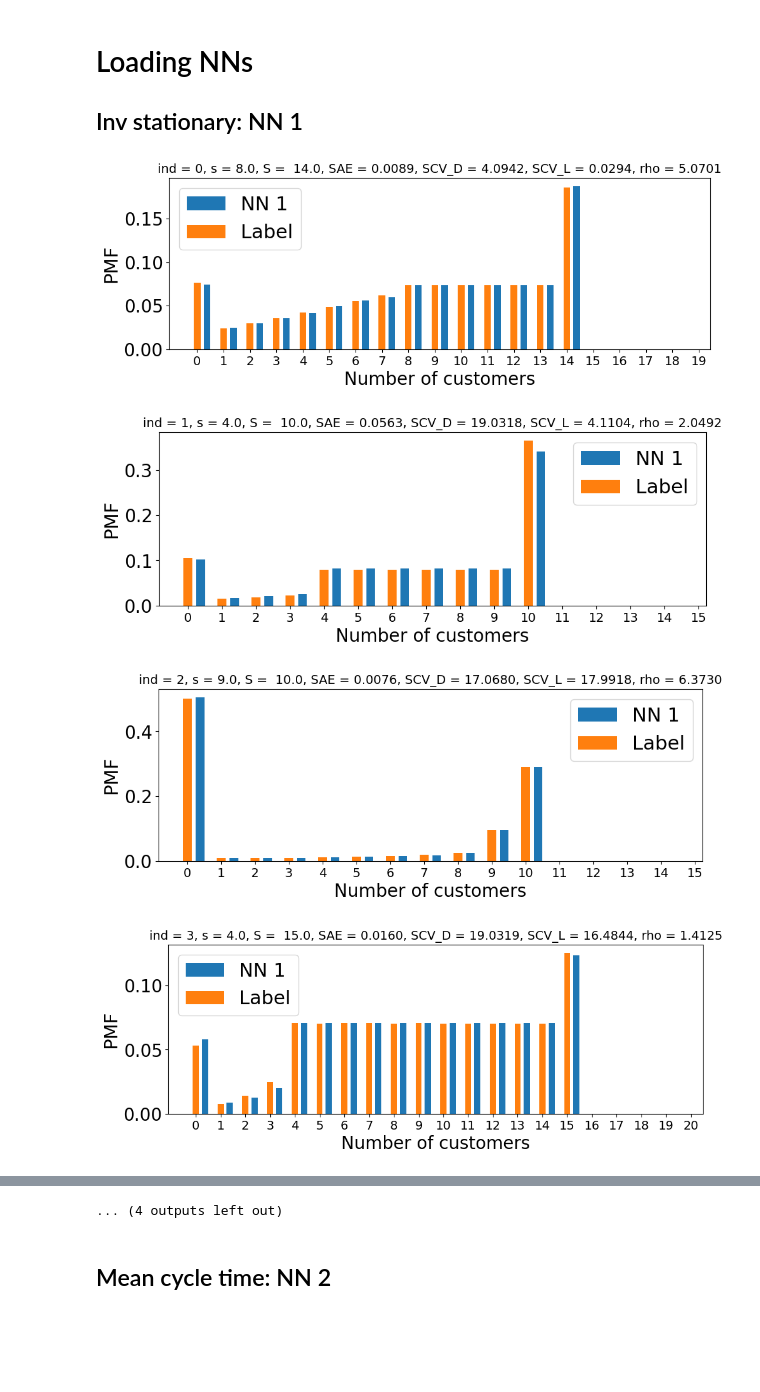
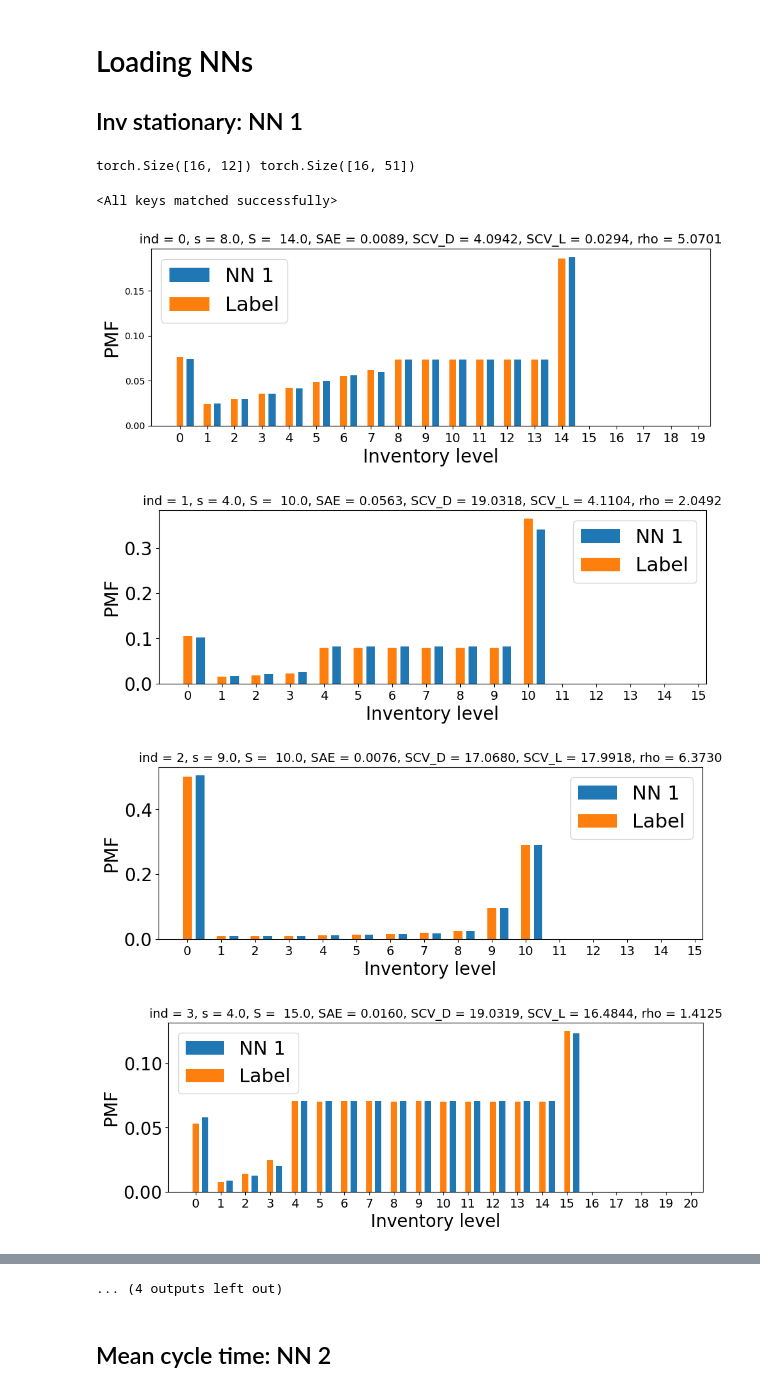
Before and after one commit to eliransher/inventory_AI, a Jupyter notebook: Inventory_github/code/main.ipynb, the cells around one changed output, grey strips where cells are left out. Saved outputs shown, nothing was run; the diff lists cells and outputs as text; code cells hidden in the pictures; blank space fills up the shorter version.

```diff
--- a/Inventory_github/code/main.ipynb
+++ b/Inventory_github/code/main.ipynb
@@ -30,7 +30,7 @@ import math
 from torch.utils.data import Dataset, DataLoader
 import sys
 
-
+model_path =  r'..\models'
 device = torch.device('cuda' if torch.cuda.is_available() else 'cpu')
 device
 # %% [output]
@@ -39,6 +39,30 @@ device(type='cuda')
 # Loading NNs
 
 ## Inv stationary: NN 1
+# %%
+class my_Dataset(Dataset):
+    # Characterizes a dataset for PyTorch
+    def __init__(self, data_paths,  num_arrival_moms=5, num_ser_moms = 5):
+        self.data_paths = data_paths
+        self.num_arrival_moms = num_arrival_moms
+        self.num_ser_moms = num_ser_moms
+
+    def __len__(self):
+        return len(self.data_paths)
+
+    def __getitem__(self, index):
+        x, y = pkl.load(open(self.data_paths[index] , 'rb'))
+
+
+        x1 = x[:, :self.num_arrival_moms]
+        x2 = x[:,10: 10+self.num_ser_moms]
+        x3 = x[:,20:]
+        x = np.concatenate((x1,x2,x3), axis = 1)
+
+        inputs = torch.from_numpy(x)
+        y = torch.from_numpy(y[:,:])
+
+        return inputs, y
 # %%
 num_arrival_moms, num_ser_moms = 5, 5
 import torch
@@ -67,7 +91,7 @@ class Net_inv(nn.Module):
         return x
 
 
-path_valid_batch_inv = r'.\data\inventory_data'
+path_valid_batch_inv = r'..\data\Inventory_data'
 files = os.listdir(path_valid_batch_inv)
 data_paths_valid_inv = [os.path.join(path_valid_batch_inv, name) for name in files]
 
@@ -90,6 +114,9 @@ output_size_inv = labels_inv.shape[1]
 net_inv = Net_inv(input_size_inv, output_size_inv).to(device)
 model_inv = 'lead_time_no_neg_5_layer_6_S_175_layer_6.pkl'
 net_inv.load_state_dict(torch.load(os.path.join(model_path, model_inv)))
+# %% [output]
+torch.Size([16, 12]) torch.Size([16, 51])
+<All keys matched successfully>
 # %%
 inp = features_inv.to(device)
 
@@ -119,35 +146,35 @@ means = means.unsqueeze(1)             # shape (16,1) for broadcasting
 
 x_new = only_bet_vals.clone()
 x_new[mask] = means.expand_as(only_bet_vals)[mask]
 x_new[~mask] = predictions[~mask]
 
 with torch.no_grad():
     for ind in range(x_new.shape[0]):
         output1 = x_new
         y_valid = labels_inv
         SAE = torch.abs(output1[ind].to('cpu') - y_valid[ind]).sum().cpu()
         Demand_scv = (torch.exp(features_inv[:,1])-1).cpu()
         Leadtime_SCV =  ((torch.exp(features_inv[:,1+num_arrival_moms]) - torch.exp(features_inv[:,num_arrival_moms])**2)/torch.exp(features_inv[:,num_arrival_moms])**2).cpu()
         rhos = torch.exp(features_inv[:,num_arrival_moms]).cpu()
 
         fig, (ax1) = plt.subplots(1, 1, figsize=(11, 3.5))
         width = 0.25
         max_probs = int(features_inv[ind, -1].item())
         rects1 = ax1.bar(1.5*width+np.arange(min(35,max_probs+5)), output1[ind,:min(35,max_probs+5)].cpu(), width, label='NN 1')
         rects2 = ax1.bar(np.arange(min(35,max_probs+5)) , y_valid[ind,:min(35,max_probs+5)].cpu(), width, label='Label')
         plt.rcParams['font.size'] = '20'
 
         # # Add some text for labels, title and custom x-axis tick labels, etc.
         ax1.set_ylabel('PMF', fontsize=21)
-        ax1.set_xlabel('Number of customers', fontsize=20)
+        ax1.set_xlabel('Inventory level', fontsize=20)
         ax1.set_title( 'Presenting L distribution' , fontsize=21, fontweight="bold")
         ax1.set_xticks(np.linspace(0,min(35,max_probs+5),min(35,max_probs+5)+1).astype(int))
         ax1.set_xticklabels(np.linspace(0,min(35,max_probs+5),min(35,max_probs+5)+1).astype(int), fontsize=14)
         ax1.legend(fontsize=22)
         plt.title('ind = {}, s = {}, S =  {}, SAE = {:.4f}, SCV_D = {:.4f}, SCV_L = {:.4f}, rho = {:.4f}' .format(ind, str(features_inv[ind, -2].item()), str(features_inv[ind, -1].item()),SAE.item(),Demand_scv[ind].item(), Leadtime_SCV[ind].item(), rhos[ind].item()) , fontsize=14)
         plt.show()
 # %% [output]
-[figure, old version]
+[figure, new version]
-[figure, old version]
+[figure, new version]
-[figure, old version]
+[figure, new version]
-[figure, old version]
+[figure, new version]
```
Also changed, not shown: parts of 4 cells of this notebook, 1 other file.
